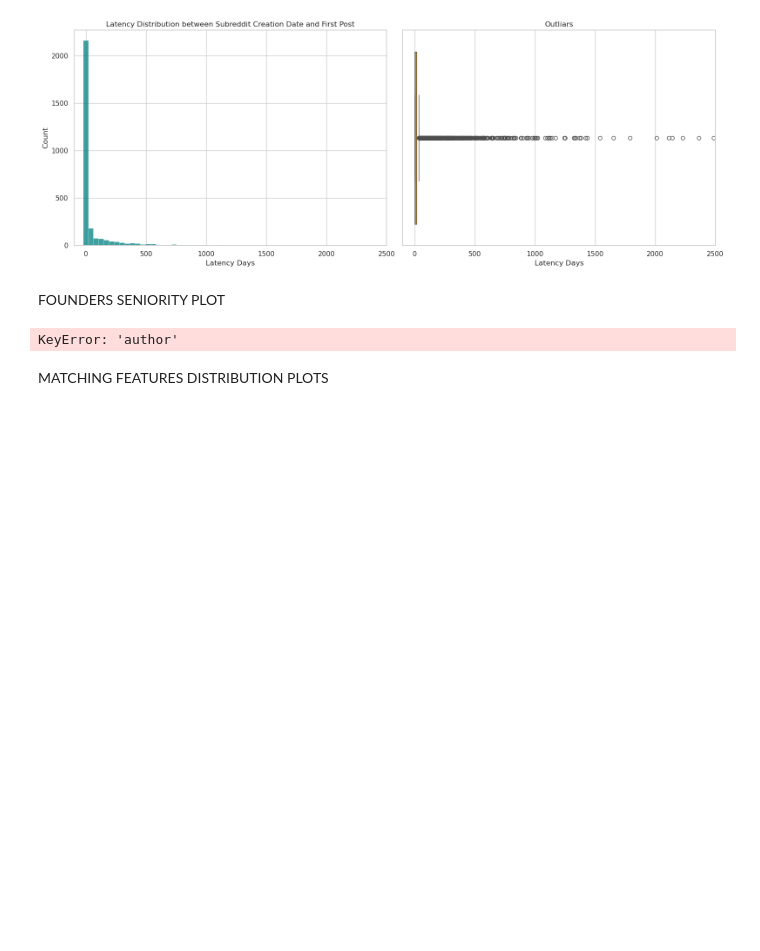
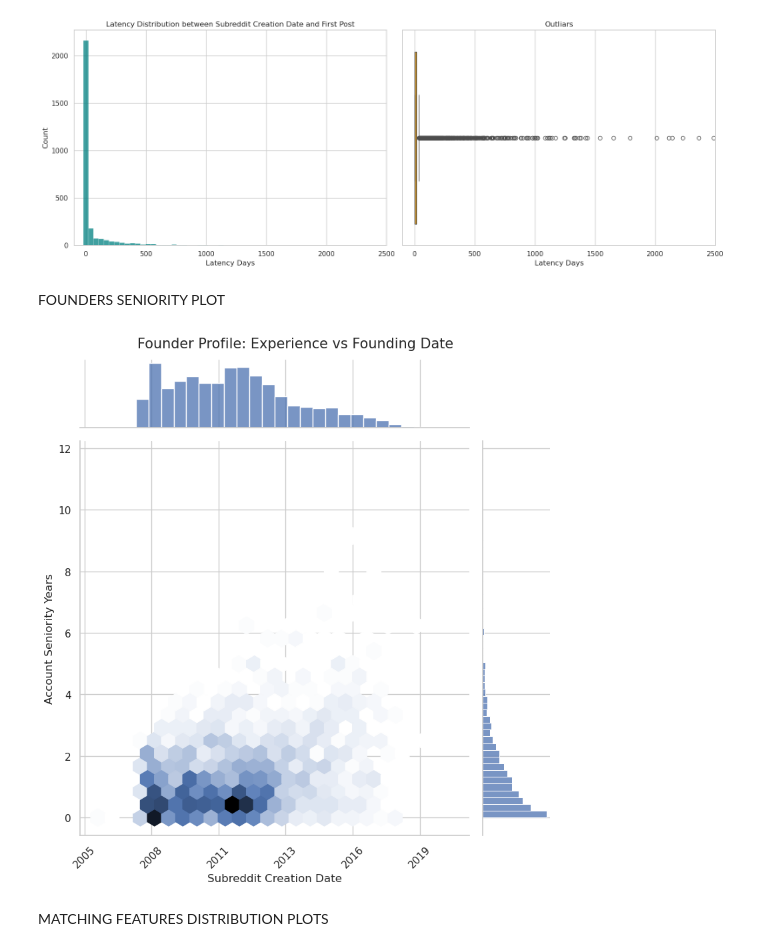
Before and after one commit to Andrii04/conspiracy-founders, a Jupyter notebook: notebooks/plots.ipynb, the cells around one changed output. Saved outputs shown, nothing was run; the diff lists cells and outputs as text; code cells hidden in the pictures; blank space fills up the shorter version.

```diff
--- a/notebooks/plots.ipynb
+++ b/notebooks/plots.ipynb
@@ -127,35 +127,35 @@ founders_data["post_creation_date"] = pd.to_datetime(founders_data["post_creatio
 founders_data["subreddit_creation_date"] = pd.to_datetime(founders_data["subreddit_creation_date"], unit='s')
 founders_features["active since"] = pd.to_datetime(founders_features["active since"], unit='s')
 
 df = pd.merge(founders_data, founders_features, how="inner", on="username")
 df.rename(columns={"name" : "subredditName"}, inplace=True)
 
 
-df["account_seniority_years"] = (df["subreddit_creation_date"] - df["active since_y"]).dt.total_seconds() / (86400 * 365)
+df["account_seniority_years"] = (df["subreddit_creation_date"] - df["active since"]).dt.total_seconds() / (86400 * 365)
 df_insight = df[df["account_seniority_years"] >= 0].copy()
 
 df_insight['date_numeric'] = mdates.date2num(df_insight['subreddit_creation_date'])
 
 g = sns.jointplot(
     data=df_insight,
     x="date_numeric",
     y="account_seniority_years",
     kind="hex",
     color="#4C72B0",
     height=8,
     gridsize=25,
     joint_kws={"mincnt":1}
 )
 
 g.ax_joint.xaxis.set_major_formatter(mdates.DateFormatter('%Y'))
 plt.setp(g.ax_joint.get_xticklabels(), rotation=45)
 
 g.fig.suptitle("Founder Profile: Experience vs Founding Date", y=1.02, fontsize=15)
 g.set_axis_labels("Subreddit Creation Date", "Account Seniority Years", fontsize=12)
 
 plt.show()
 # %% [output]
-KeyError: 'author'
+[figure, added]
 # %% [markdown]
 MATCHING FEATURES DISTRIBUTION PLOTS
 # %%
```
Also changed, not shown: parts of 1 cell of this notebook, 1 other file.
